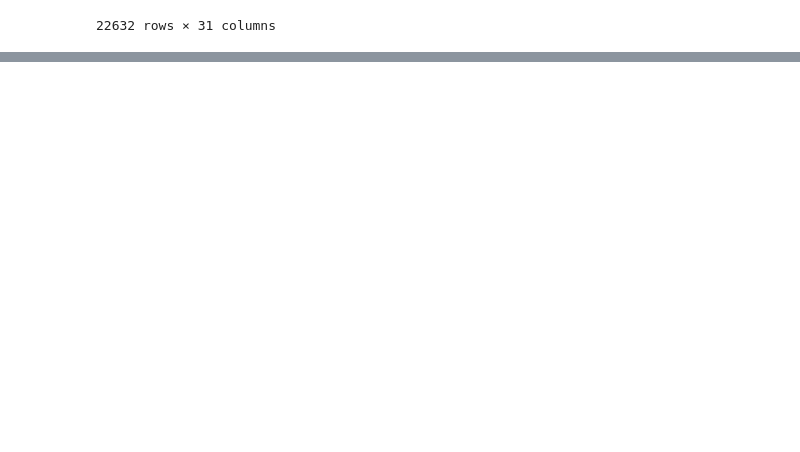
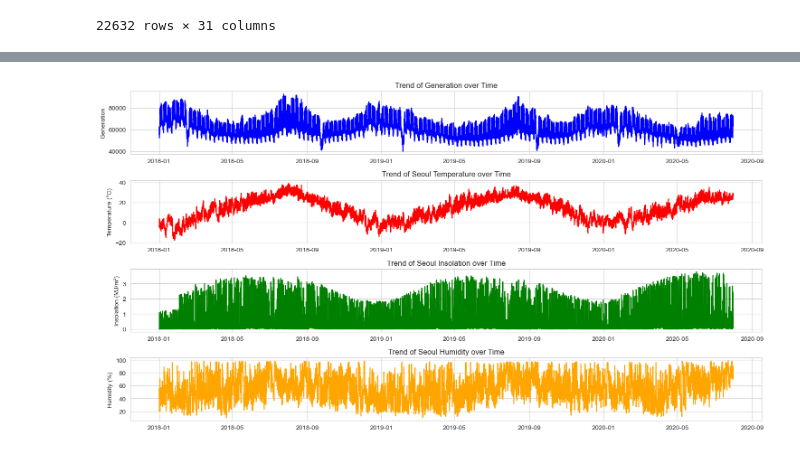
Before and after one commit to JJAEMBLY/Energy-Big-Data, a Jupyter notebook: Load_Forecasting.ipynb, the cells around one changed output, grey strips where cells are left out. Cells and saved outputs as stored; diff of their text form; code cells hidden in the pictures; blank space fills up the shorter version.

```diff
--- a/Load_Forecasting.ipynb
+++ b/Load_Forecasting.ipynb
@@ -368,5 +388,5 @@ merged_df
 # %%
-merged_df[merged_df.columns[1:]] = merged_df[merged_df.columns[1:]].interpolate(method='linear')
+merged_df[merged_df.columns[1:]] = merged_df[merged_df.columns[1:]].interpolate(method='linear', limit_direction='both')
 merged_df
 # %% [output]
 |  | Time | Incheon_Temp | Incheon_Precipitation | Incheon_Humidity | Incheon_Insolation | Incheon_Cloud | ... |
@@ -405,0 +471,15 @@ Train_data
+# %%
+# 컬럼 이름에 공백 제거
+data.columns = [col.strip() for col in data.columns]
+
+# 다시 상관관계 계산
+correlations = {}
+
+for city in cities:
+    cols = [f"{city}_Temp", f"{city}_Precipitation", f"{city}_Humidity",
+            f"{city}_Insolation", f"{city}_Cloud", "Generation"]
+    correlations[city] = data[cols].corr()["Generation"].drop("Generation")
+
+correlations_df = pd.DataFrame(correlations)
+
+correlations_df
@@ -405,0 +504,35 @@ Train_data
+# %%
+# Time 컬럼을 datetime 형태로 변환
+data['Time'] = pd.to_datetime(data['Time'])
+
+# 시간에 따른 'Generation', 'Seoul_Temp', 'Seoul_Insolation', 'Seoul_Humidity' 추세 확인
+plt.figure(figsize=(15, 8))
+
+# Generation 추세
+plt.subplot(4, 1, 1)
+plt.plot(data['Time'], data['Generation'], label='Generation', color='blue')
+plt.title('Trend of Generation over Time')
+plt.ylabel('Generation')
+
+# Seoul_Temp 추세
+plt.subplot(4, 1, 2)
+plt.plot(data['Time'], data['Seoul_Temp'], label='Seoul_Temp', color='red')
+plt.title('Trend of Seoul Temperature over Time')
+plt.ylabel('Temperature (°C)')
+
+# Seoul_Insolation 추세
+plt.subplot(4, 1, 3)
+plt.plot(data['Time'], data['Seoul_Insolation'], label='Seoul_Insolation', color='green')
+plt.title('Trend of Seoul Insolation over Time')
+plt.ylabel('Insolation (MJ/m²)')
+
+# Seoul_Humidity 추세
+plt.subplot(4, 1, 4)
+plt.plot(data['Time'], data['Seoul_Humidity'], label='Seoul_Humidity', color='orange')
+plt.title('Trend of Seoul Humidity over Time')
+plt.ylabel('Humidity (%)')
+
+plt.tight_layout()
+plt.show()
+# %% [output]
+[figure, added]
```
Also changed, not shown: parts of 15 cells of this notebook.
